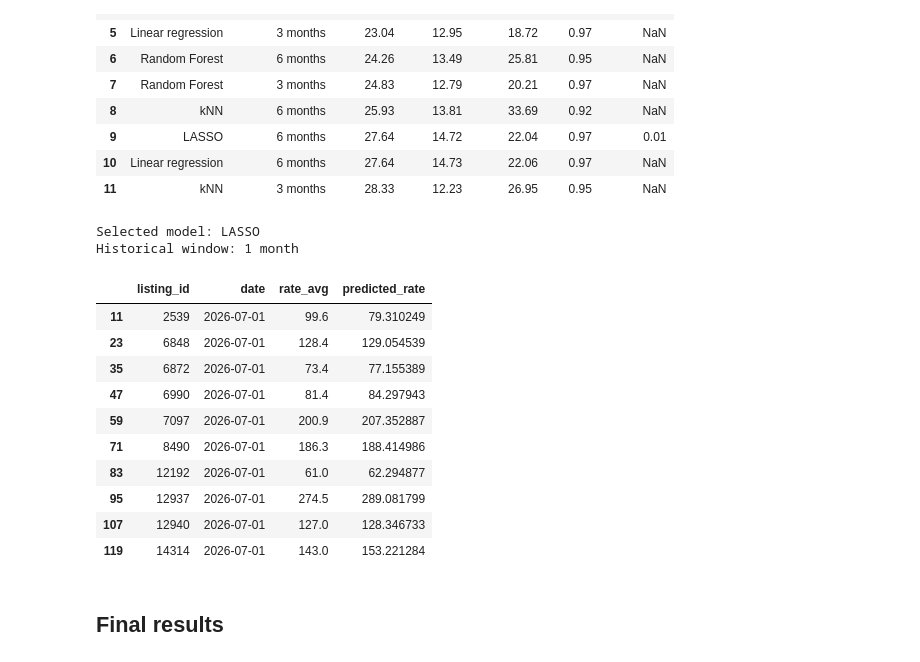
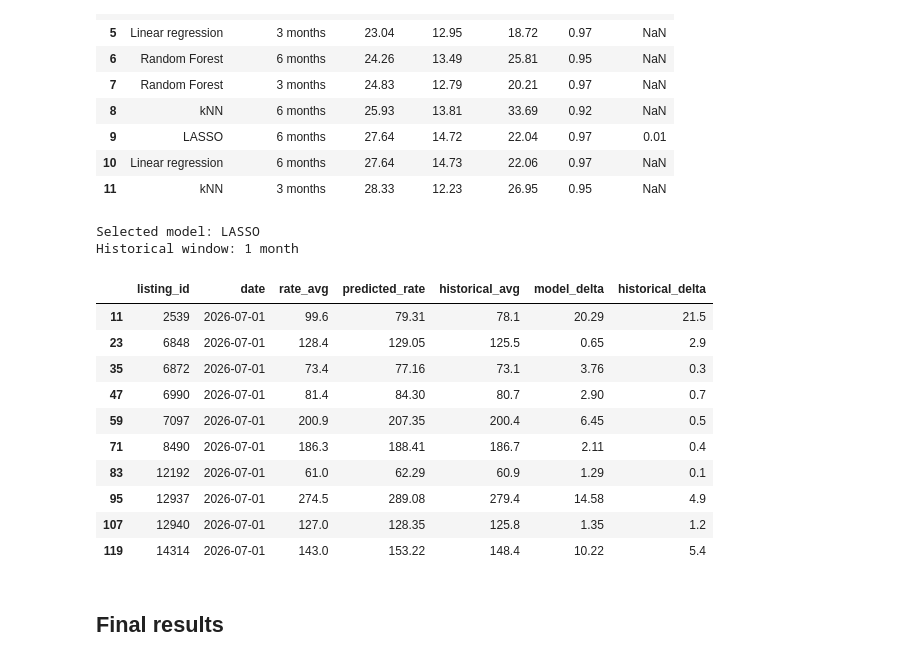
Before and after one commit to 9-uh/DS3001_Project_Group4, a Jupyter notebook: notebook-LASSO_OLR_KNN_RF.ipynb, the cells around one changed output. Drawn from its saved outputs; the diff is of its cells as text; code cells hidden in the pictures.

Commit message:
Added historical baseline difference in final table to see if better.

```diff
--- a/notebook-LASSO_OLR_KNN_RF.ipynb
+++ b/notebook-LASSO_OLR_KNN_RF.ipynb
@@ -790,46 +825,65 @@ best_model = best_info["search"]
 best_features = best_info["features"]
 
 # Predict the July rates
 predictions = best_model.predict(test[best_features])
 
 # Put the actual and predicted values in a table
 prediction_table = test[
     ["listing_id", "date", "rate_avg"]
 ].copy()
 
 prediction_table["predicted_rate"] = predictions
 
 print("Selected model:", best_model_name)
 print("Historical window:", best_window)
 
-display(prediction_table.head(10))
+# Add historical average using the same window as the selected model
+prediction_table["historical_avg"] = test[windows[best_window]]
+
+# Calculate the absolute difference from the actual July rate
+prediction_table["model_delta"] = abs(
+    prediction_table["rate_avg"] - prediction_table["predicted_rate"]
+)
+
+prediction_table["historical_delta"] = abs(
+    prediction_table["rate_avg"] - prediction_table["historical_avg"]
+)
+
+# Display the first 10 predictions
+display(prediction_table.head(10).round({
+    "rate_avg": 2,
+    "predicted_rate": 2,
+    "historical_avg": 2,
+    "model_delta": 2,
+    "historical_delta": 2
+}))
 
 # The selected model was LASSO with 1 month of historical
 # rates and an alpha of 0.3.
 
 # The model achieved a July test MAE of $11.66,
 # a test RMSE of $23.16, and an R² of 0.96.
 
 # On average, the predicted nightly rates differed
-# from the actual July rates by approximately $12.
+# from the actual July rates by ~$12 compared to ~$9 for the 1-month historical baseline
 
 # Although 3-month LASSO had a lower July test RMSE,
 # we selected the model based on cross-validation RMSE
 # to keep July as an independent final evaluation.
 # %% [output]
 Selected model: LASSO
 Historical window: 1 month
-|  | listing_id | date | rate_avg | predicted_rate |
-| 11 | 2539 | 2026-07-01 | 99.6 | 79.310249 |
-| 23 | 6848 | 2026-07-01 | 128.4 | 129.054539 |
-| 35 | 6872 | 2026-07-01 | 73.4 | 77.155389 |
-| 47 | 6990 | 2026-07-01 | 81.4 | 84.297943 |
-| 59 | 7097 | 2026-07-01 | 200.9 | 207.352887 |
-| 71 | 8490 | 2026-07-01 | 186.3 | 188.414986 |
-| 83 | 12192 | 2026-07-01 | 61.0 | 62.294877 |
-| 95 | 12937 | 2026-07-01 | 274.5 | 289.081799 |
-| 107 | 12940 | 2026-07-01 | 127.0 | 128.346733 |
-| 119 | 14314 | 2026-07-01 | 143.0 | 153.221284 |
+|  | listing_id | date | rate_avg | predicted_rate | historical_avg | model_delta | historical_delta |
+| 11 | 2539 | 2026-07-01 | 99.6 | 79.31 | 78.1 | 20.29 | 21.5 |
+| 23 | 6848 | 2026-07-01 | 128.4 | 129.05 | 125.5 | 0.65 | 2.9 |
+| 35 | 6872 | 2026-07-01 | 73.4 | 77.16 | 73.1 | 3.76 | 0.3 |
+| 47 | 6990 | 2026-07-01 | 81.4 | 84.30 | 80.7 | 2.90 | 0.7 |
+| 59 | 7097 | 2026-07-01 | 200.9 | 207.35 | 200.4 | 6.45 | 0.5 |
+| 71 | 8490 | 2026-07-01 | 186.3 | 188.41 | 186.7 | 2.11 | 0.4 |
+| 83 | 12192 | 2026-07-01 | 61.0 | 62.29 | 60.9 | 1.29 | 0.1 |
+| 95 | 12937 | 2026-07-01 | 274.5 | 289.08 | 279.4 | 14.58 | 4.9 |
+| 107 | 12940 | 2026-07-01 | 127.0 | 128.35 | 125.8 | 1.35 | 1.2 |
+| 119 | 14314 | 2026-07-01 | 143.0 | 153.22 | 148.4 | 10.22 | 5.4 |
 # %% [markdown]
 ## Final results
 # %%
```
Also changed, not shown: parts of 1 cell of this notebook.
